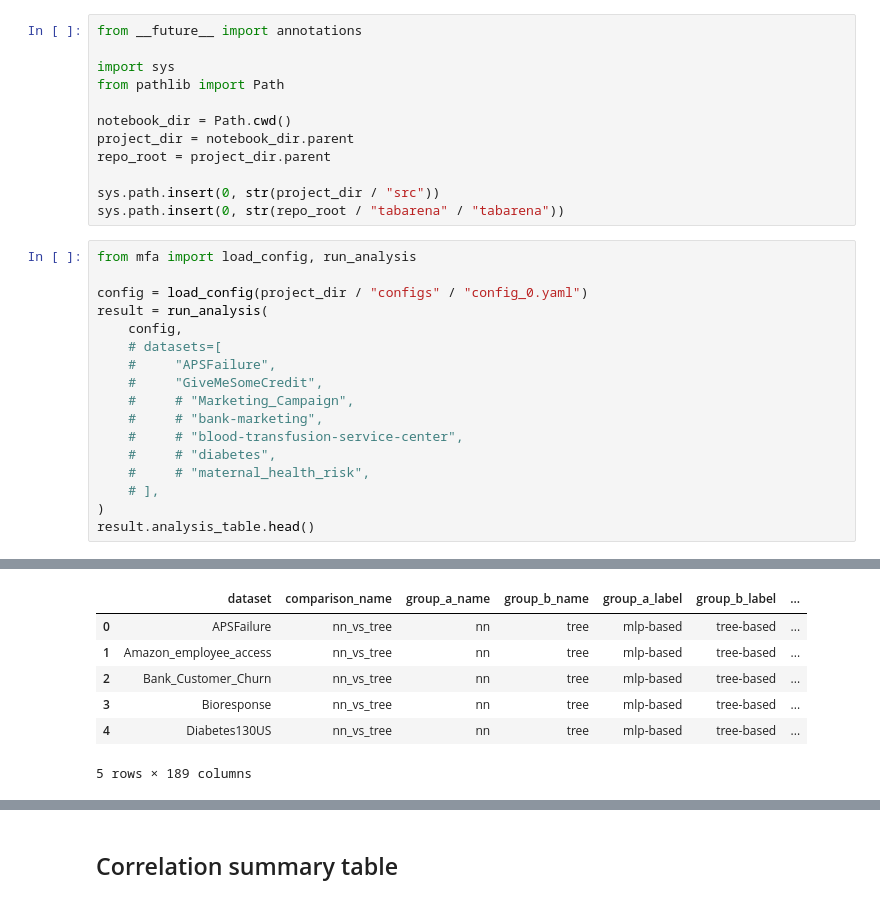
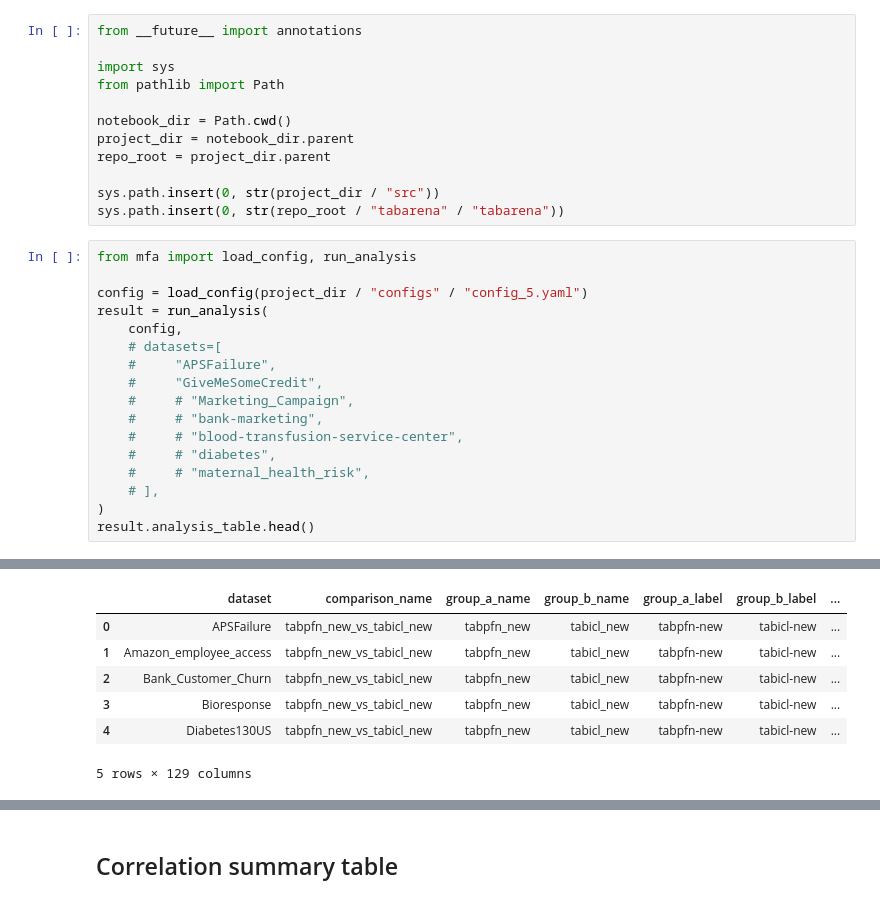
Before and after one commit to m-herre/meta-feature-analysis, a Jupyter notebook: notebooks/01_gbdt_vs_nn.ipynb, the cells around one changed output, grey strips where cells are left out. Drawn from its saved outputs; the diff is of its cells as text.

```diff
--- a/notebooks/01_gbdt_vs_nn.ipynb
+++ b/notebooks/01_gbdt_vs_nn.ipynb
@@ -17,7 +17,7 @@ sys.path.insert(0, str(repo_root / "tabarena" / "tabarena"))
 # %%
 from mfa import load_config, run_analysis
 
-config = load_config(project_dir / "configs" / "config_0.yaml")
+config = load_config(project_dir / "configs" / "config_5.yaml")
 result = run_analysis(
     config,
     # datasets=[
@@ -45,10 +44,10 @@ result.analysis_table.head()
 |  | dataset | comparison_name | group_a_name | group_b_name | group_a_label | group_b_label | ... |
-| 0 | APSFailure | nn_vs_tree | nn | tree | mlp-based | tree-based | ... |
-| 1 | Amazon_employee_access | nn_vs_tree | nn | tree | mlp-based | tree-based | ... |
-| 2 | Bank_Customer_Churn | nn_vs_tree | nn | tree | mlp-based | tree-based | ... |
-| 3 | Bioresponse | nn_vs_tree | nn | tree | mlp-based | tree-based | ... |
-| 4 | Diabetes130US | nn_vs_tree | nn | tree | mlp-based | tree-based | ... |
+| 0 | APSFailure | tabpfn_new_vs_tabicl_new | tabpfn_new | tabicl_new | tabpfn-new | tabicl-new | ... |
+| 1 | Amazon_employee_access | tabpfn_new_vs_tabicl_new | tabpfn_new | tabicl_new | tabpfn-new | tabicl-new | ... |
+| 2 | Bank_Customer_Churn | tabpfn_new_vs_tabicl_new | tabpfn_new | tabicl_new | tabpfn-new | tabicl-new | ... |
+| 3 | Bioresponse | tabpfn_new_vs_tabicl_new | tabpfn_new | tabicl_new | tabpfn-new | tabicl-new | ... |
+| 4 | Diabetes130US | tabpfn_new_vs_tabicl_new | tabpfn_new | tabicl_new | tabpfn-new | tabicl-new | ... |
-5 rows × 189 columns
+5 rows × 129 columns
 # %%
 import pandas as pd
 
```
Also changed, not shown: parts of 4 cells of this notebook, 1 other file.
